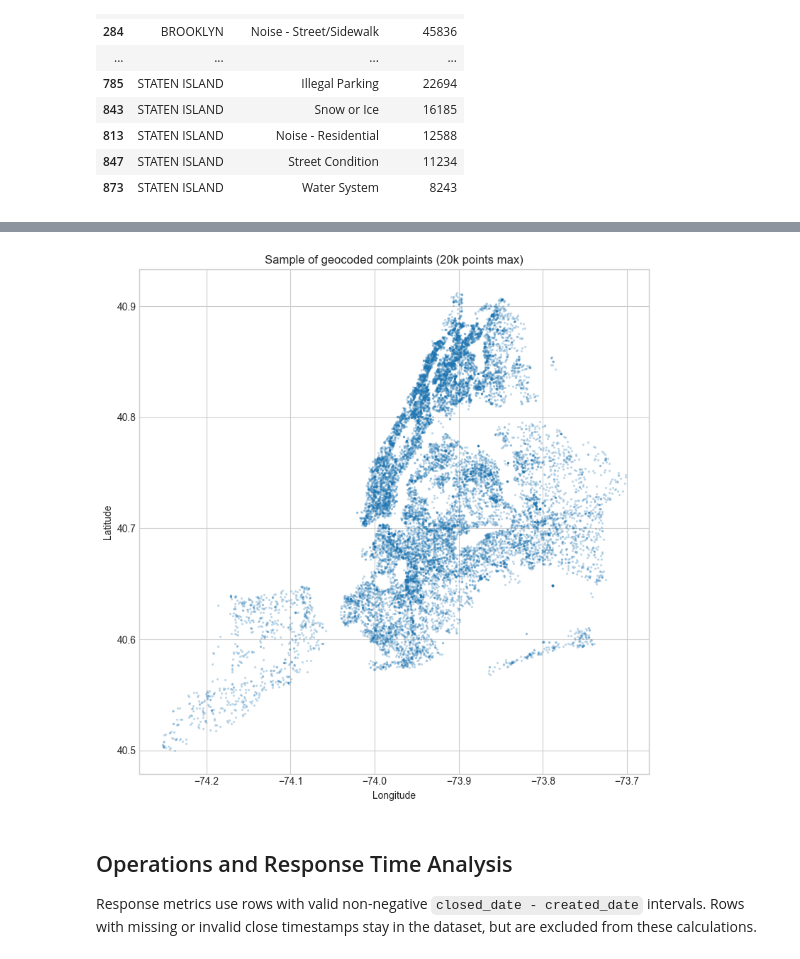
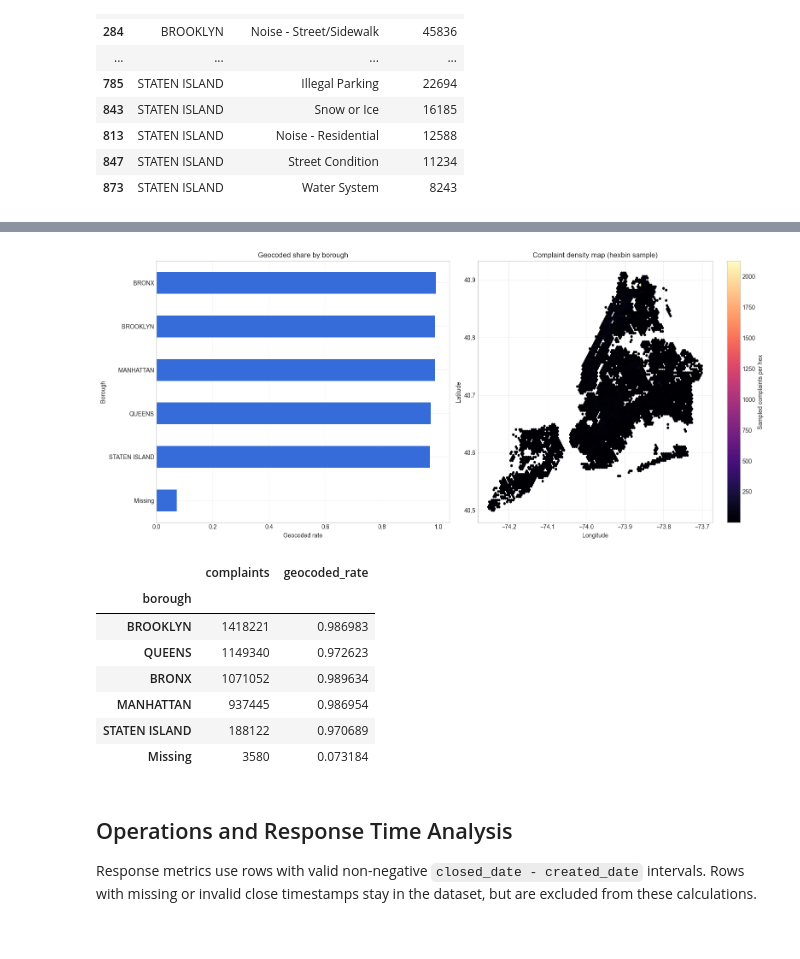
Before and after one commit to jahankazimi078/311Analyzer, a Jupyter notebook: EDA.ipynb, the cells around one changed output, grey strips where cells are left out. Saved outputs shown, nothing was run; the diff lists cells and outputs as text; code cells hidden in the pictures.

```diff
--- a/EDA.ipynb
+++ b/EDA.ipynb
@@ -287,23 +368,38 @@ top_borough_mix.groupby('borough').head(5)
 # %%
 geo_quality = (
     df.assign(geocoded=~df['missing_coordinates_flag'])
     .groupby(df['borough'].astype('string').fillna('Missing'))['geocoded']
     .agg(['size', 'mean'])
     .rename(columns={'size': 'complaints', 'mean': 'geocoded_rate'})
     .sort_values('complaints', ascending=False)
 )
-geo_quality
 
-sample_geo = df.loc[~df['missing_coordinates_flag'], ['longitude', 'latitude']].sample(min(20000, (~df['missing_coordinates_flag']).sum()), random_state=42)
-plt.figure(figsize=(8, 8))
-plt.scatter(sample_geo['longitude'], sample_geo['latitude'], s=2, alpha=0.2)
-plt.title('Sample of geocoded complaints (20k points max)')
-plt.xlabel('Longitude')
-plt.ylabel('Latitude')
+sample_geo = df.loc[~df['missing_coordinates_flag'], ['longitude', 'latitude']].sample(min(75000, (~df['missing_coordinates_flag']).sum()), random_state=42)
+fig, axes = plt.subplots(1, 2, figsize=(16, 7))
+geo_quality['geocoded_rate'].sort_values().plot(kind='barh', ax=axes[0], title='Geocoded share by borough')
+axes[0].set_xlabel('Geocoded rate')
+axes[0].set_ylabel('Borough')
+
+hb = axes[1].hexbin(sample_geo['longitude'], sample_geo['latitude'], gridsize=120, cmap='magma', mincnt=1)
+axes[1].set_title('Complaint density map (hexbin sample)')
+axes[1].set_xlabel('Longitude')
+axes[1].set_ylabel('Latitude')
+fig.colorbar(hb, ax=axes[1], label='Sampled complaints per hex')
+
 plt.tight_layout()
 plt.show()
+
+geo_quality
 # %% [output]
-[figure, old version]
+[figure, new version]
+|  | complaints | geocoded_rate |
+| borough |  |  |
+| BROOKLYN | 1418221 | 0.986983 |
+| QUEENS | 1149340 | 0.972623 |
+| BRONX | 1071052 | 0.989634 |
+| MANHATTAN | 937445 | 0.986954 |
+| STATEN ISLAND | 188122 | 0.970689 |
+| Missing | 3580 | 0.073184 |
 # %% [markdown]
 ## Operations and Response Time Analysis
 Response metrics use rows with valid non-negative `closed_date - created_date` intervals. Rows with missing or invalid close timestamps stay in the dataset, but are excluded from these calculations.
```
Also changed, not shown: parts of 4 cells of this notebook, 19 other files.
